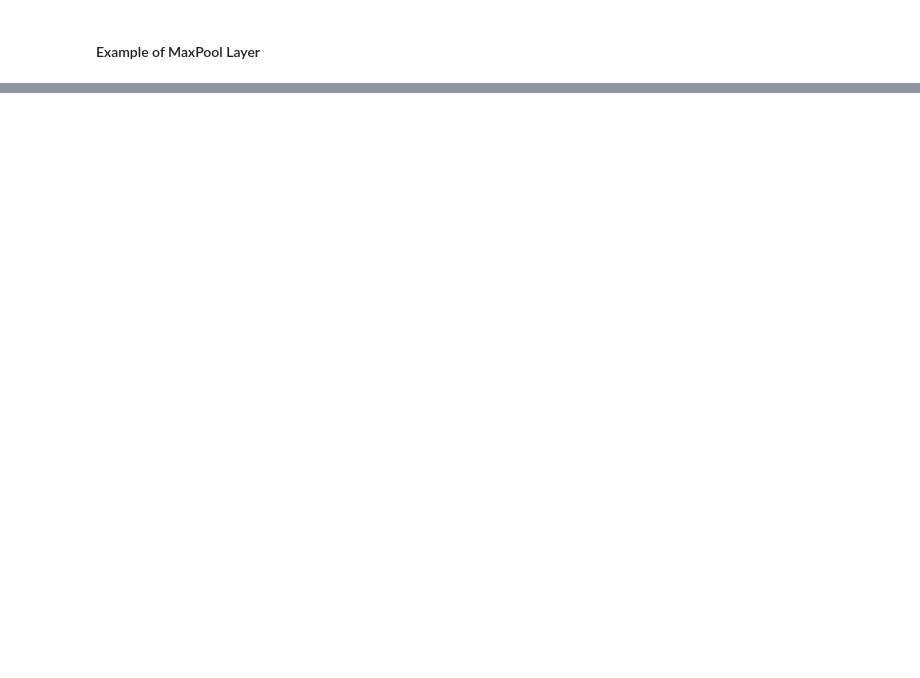
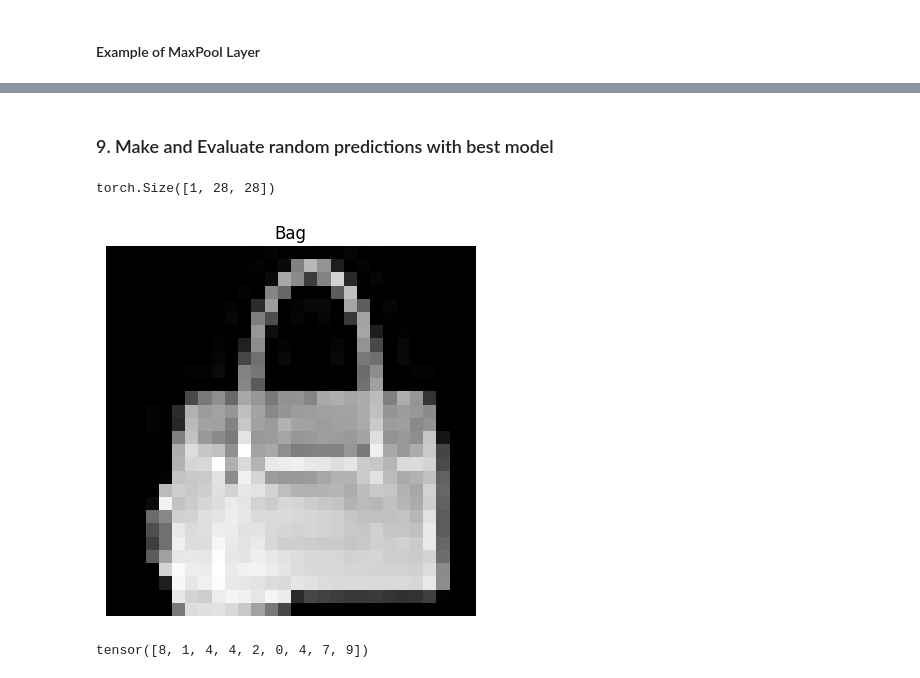
Before and after one commit to karthikbharadhwajKB/Pytorch, a Jupyter notebook: 03_Computer_Vision.ipynb, the cells around one changed output, grey strips where cells are left out. Drawn from its saved outputs; the diff is of its cells as text; code cells hidden in the pictures; blank space fills up the shorter version.

```diff
--- a/03_Computer_Vision.ipynb
+++ b/03_Computer_Vision.ipynb
@@ -1040,0 +1120,2 @@ torch.Size([490])
+# %% [markdown]
+### 9. Make and Evaluate random predictions with best model
@@ -1040,0 +1148,30 @@ torch.Size([490])
+# %%
+import random
+#random.seed(RANDOM_SEED)
+
+test_samples = []
+test_labels = []
+for sample, label in random.sample(list(test_data), k=9):
+    test_samples.append(sample)
+    test_labels.append(label)
+
+#view the first sample shape
+test_samples[0].shape
+# %% [output]
+torch.Size([1, 28, 28])
+# %%
+#sample display
+plt.imshow(test_samples[0].squeeze(),cmap='gray')
+plt.title(class_names[test_labels[0]])
+plt.axis(False)
+plt.show()
+# %% [output]
+[figure, added]
+# %%
+#Make Predictions
+pred_probs = make_predictions(model=model_2,
+                             data=test_samples)
+
+pred_probs
+# %% [output]
+tensor([8, 1, 4, 4, 2, 0, 4, 7, 9])
```
Also changed, not shown: parts of 66 cells of this notebook.
